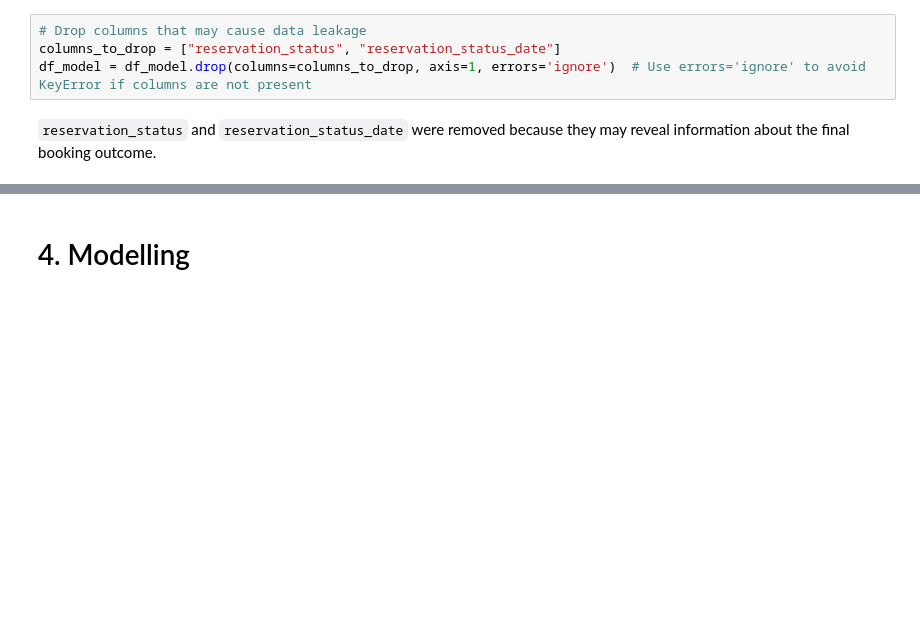
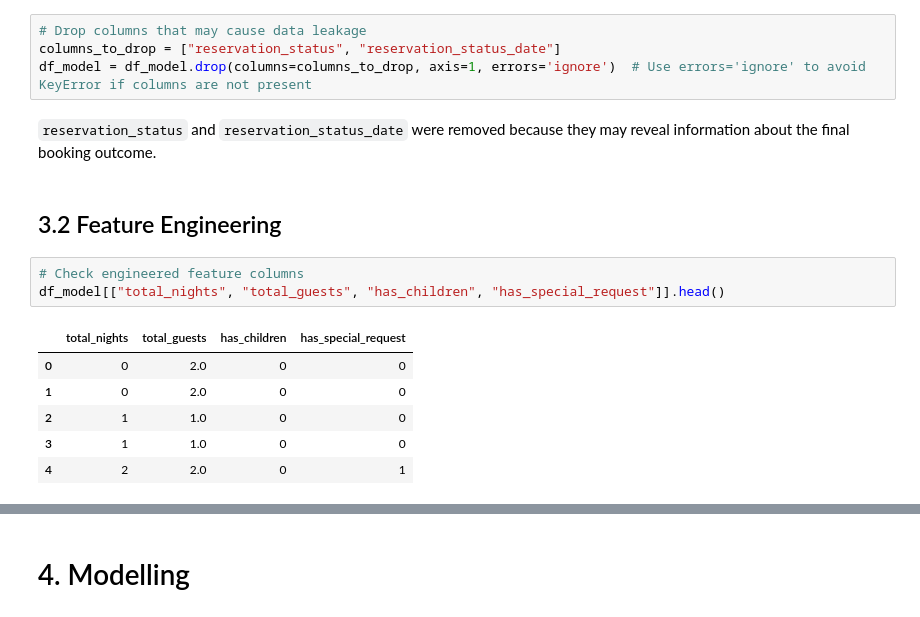
Before and after one commit to grishmmirpuri-art/staysure-ai-hotel-cancellation, a Jupyter notebook: notebooks/staysure_model_development.ipynb, the cells around one changed output, grey strips where cells are left out. Saved outputs shown, nothing was run; the diff lists cells and outputs as text; blank space fills up the shorter version.

```diff
--- a/notebooks/staysure_model_development.ipynb
+++ b/notebooks/staysure_model_development.ipynb
@@ -428,3 +689,15 @@ columns_to_drop = ["reservation_status", "reservation_status_date"]
 df_model = df_model.drop(columns=columns_to_drop, axis=1, errors='ignore')  # Use errors='ignore' to avoid KeyError if columns are not present
 # %% [markdown]
 `reservation_status` and `reservation_status_date` were removed because they may reveal information about the final booking outcome.
+# %% [markdown]
+## 3.2 Feature Engineering
+# %%
+# Check engineered feature columns
+df_model[["total_nights", "total_guests", "has_children", "has_special_request"]].head()
+# %% [output]
+|  | total_nights | total_guests | has_children | has_special_request |
+| 0 | 0 | 2.0 | 0 | 0 |
+| 1 | 0 | 2.0 | 0 | 0 |
+| 2 | 1 | 1.0 | 0 | 0 |
+| 3 | 1 | 1.0 | 0 | 0 |
+| 4 | 2 | 2.0 | 0 | 1 |
```
Also changed, not shown: parts of 67 cells of this notebook, 1 other file.
